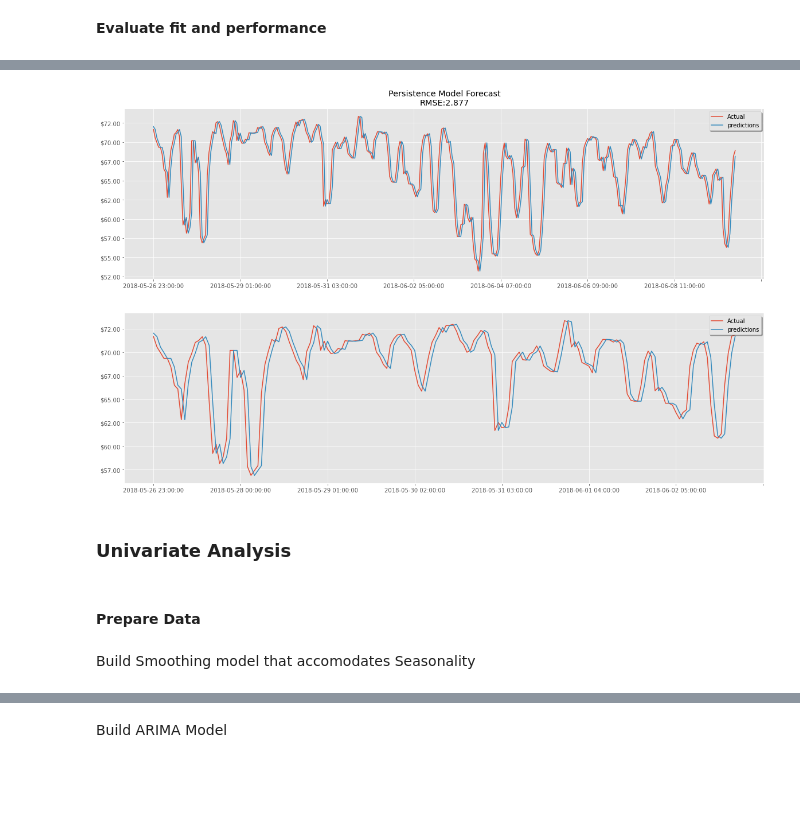
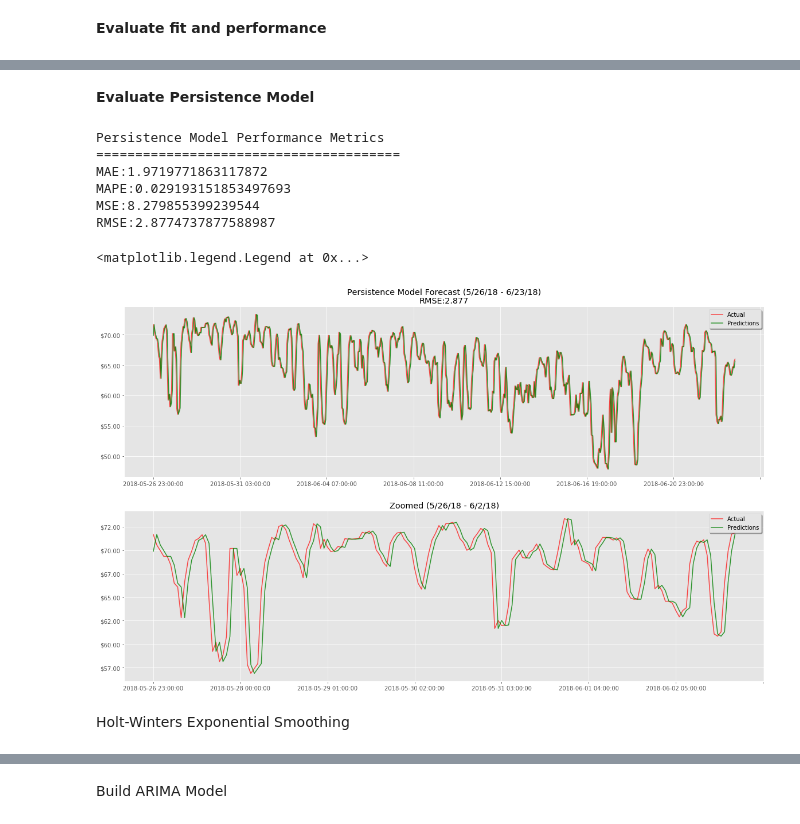
Before and after one commit to KishenSharma6/SpainEnergyAnalysis, a Jupyter notebook: Project_Codes/04_Modeling/2020_0622_Model_Development.ipynb, the cells around one changed output, grey strips where cells are left out. Drawn from its saved outputs; the diff is of its cells as text; code cells hidden in the pictures; blank space fills up the shorter version.

```diff
--- a/Project_Codes/04_Modeling/2020_0622_Model_Development.ipynb
+++ b/Project_Codes/04_Modeling/2020_0622_Model_Development.ipynb
@@ -154,0 +141,18 @@ persistence_model_predictions
+# %%
+#Create list of historical values from price actual
+history = [value for value in test_univariate.values]
+
+#Init empty list to store predictions
+predictions = []
+
+#Predictions are the previous actual record
+for i in range(len(test_univariate.values)):
+    predictions.append(history[-1])
+    history.append(test_univariate[i])
+
+#Store predictions in a data frame for later plotting
+persistence_model_predictions = pd.DataFrame(predictions,index=X_test.index)
+persistence_model_predictions.columns = ['predictions']
+
+#Check
+display(persistence_model_predictions.head())
@@ -155,26 +167,34 @@ persistence_model_predictions
+# %% [markdown]
+**Evaluate Persistence Model**
 # %%
+#Evaluate base model and store as metrics
+metrics = model_performance(predictions,actual,'Persistence Model')
+
 #Create fig
 f, ax = plt.subplots(2,1,figsize = (20,12))
 
-#Evaluate base model and store as metrics
-metrics= model_performance(predictions,actual)
-
 #Plot data 2 week zoom
-timeseries_plot(X_test['price actual'][:24*14], ax=ax[0], label = 'Actual')
-timeseries_plot(persistence_model_predictions[:24*14], ax=ax[0], label = 'Predictions', legend=True)
+timeseries_plot(X_test['price actual'][:24*28], ax=ax[0],color = 'red', alpha=.7)
+timeseries_plot(persistence_model_predictions[:24*28], ax=ax[0], color = 'green',alpha=.8)
 
 #Plot data 1 week zoom
-timeseries_plot(X_test['price actual'][:24*7], ax=ax[1], label = 'Actual')
-timeseries_plot(persistence_model_predictions[:24*7], ax=ax[1], label = 'Predictions', legend=True)
+timeseries_plot(X_test['price actual'][:24*7], ax=ax[1], color = 'red', alpha=.7)
+timeseries_plot(persistence_model_predictions[:24*7], ax=ax[1], color = 'green', alpha=.8)
 
 ###Set plot aesthetics###
-ax[0].set_title('Persistence Model Forecast\nRMSE:{}'.format(round(metrics['RMSE'],3)))
+ax[0].set_title('Persistence Model Forecast (5/26/18 - 6/23/18)\nRMSE:{}'.format(round(metrics['RMSE'],3)))
+ax[0].get_yaxis().set_major_formatter(plt.FuncFormatter(lambda x, loc: "${:}.00".format(int(x))))
+ax[0].legend(['Actual','Predictions'], frameon = True, shadow = True)
 
-ax[0].get_yaxis().set_major_formatter(plt.FuncFormatter(lambda x, loc: "${:}.00".format(int(x))))
+ax[1].set_title('Zoomed (5/26/18 - 6/2/18)')
 ax[1].get_yaxis().set_major_formatter(plt.FuncFormatter(lambda x, loc: "${:}.00".format(int(x))))
+ax[1].legend(['Actual','Predictions'], frameon = True, shadow = True)
 # %% [output]
+Persistence Model Performance Metrics
+=======================================
+MAE:1.9719771863117872
+MAPE:0.029193151853497693
+MSE:8.279855399239544
+RMSE:2.8774737877588987
+<matplotlib.legend.Legend at 0x...>
-[figure, old version]
+[figure, new version]
-# %% [markdown]
-### Univariate Analysis
-# %% [markdown]
-#### Prepare Data
@@ -184,2 +201,2 @@ X_train_univariate = X_train['price actual differenced']
-# %% [markdown]
-Build Smoothing model that accomodates Seasonality
+# %% [markdown]
+Holt-Winters Exponential Smoothing
```
Also changed, not shown: parts of 38 cells of this notebook, 3 other files.
